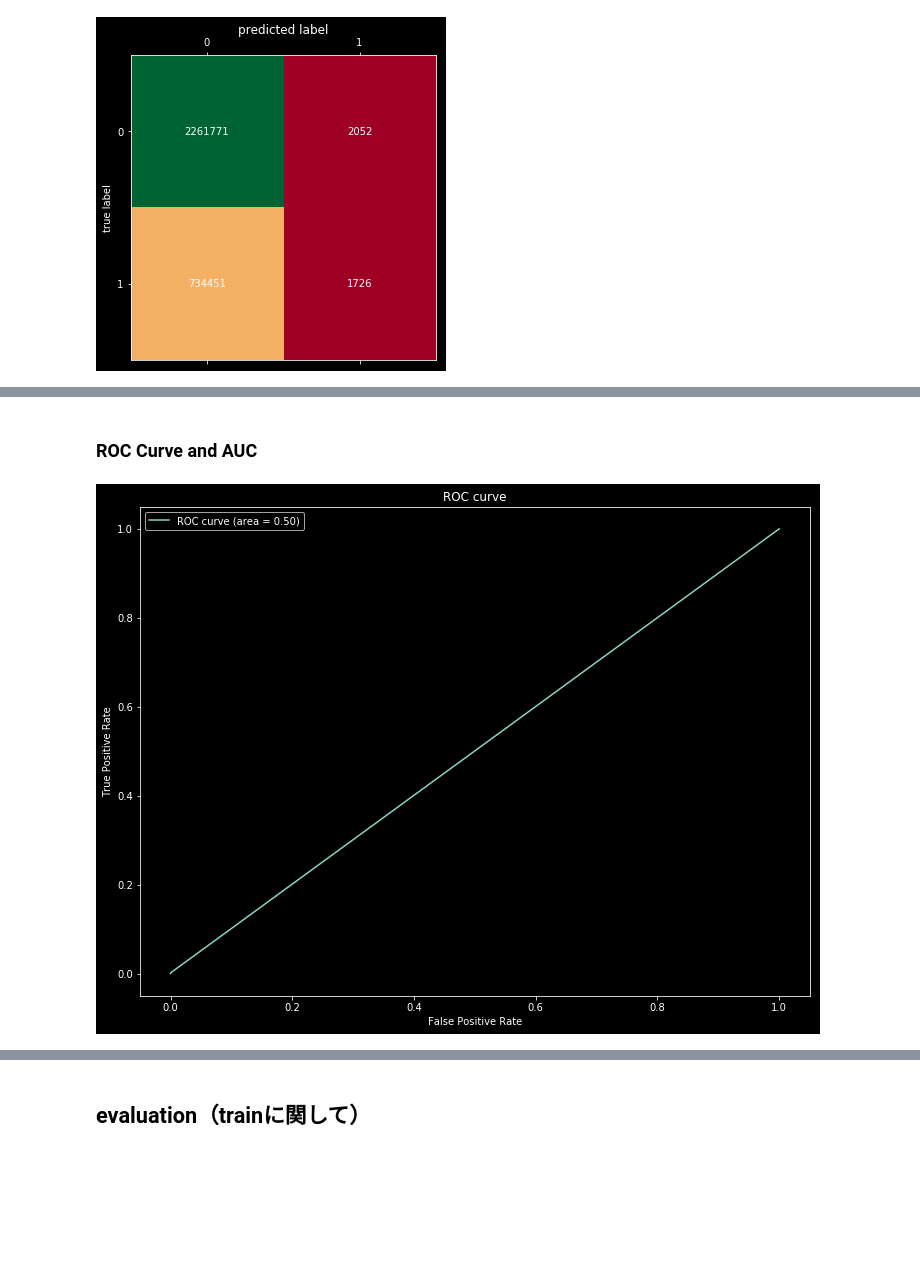
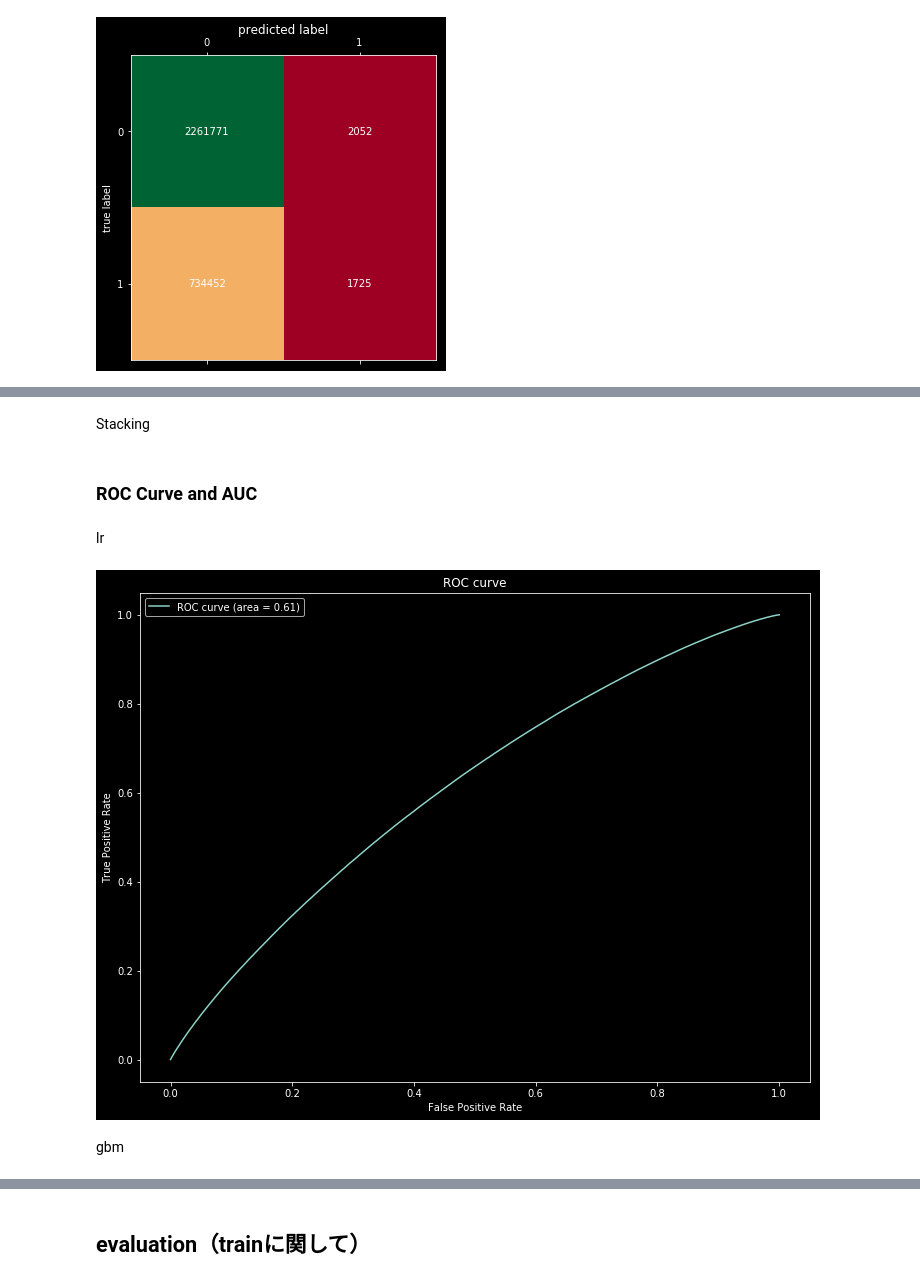
Before and after one commit to keisuke123/adtech-compe-team-e, a Jupyter notebook: ml/notebook/ctr-prediction-kishida-Copy1.ipynb, the cells around one changed output, grey strips where cells are left out. Drawn from its saved outputs; the diff is of its cells as text; code cells hidden in the pictures; blank space fills up the shorter version.

```diff
--- a/ml/notebook/ctr-prediction-kishida-Copy1.ipynb
+++ b/ml/notebook/ctr-prediction-kishida-Copy1.ipynb
@@ -970,7 +1133,8 @@ bannerPosition_Sidebar      uint8
 from sklearn.preprocessing import StandardScaler
 std = StandardScaler()
 
-list_target = list(df_final.drop(["deviceId","isClick"],axis=1).columns)
+#list_target = list(df_final.drop(["deviceId","isClick"],axis=1).columns)
+list_target = ["floorPrice","mediaId_counts","Click_counts_mediaId","age","income"]
 for target in list_target:
     df_final[target] = std.fit_transform(df_final[target].values.reshape(-1,1))
 # %%
@@ -989,7 +1167,7 @@ y = df_final["isClick"].values
 # modeling
 # %%
 from sklearn.model_selection import train_test_split
-X_train, X_test, y_train, y_test = train_test_split(X, y, test_size=0.2, random_state=0)
+X_train, X_test, y_train, y_test = train_test_split(X, y, test_size=0.3, random_state=0)
 # %% [markdown]
 ## logistic regression
 # %%
@@ -1002,6 +1180,6 @@ LogisticRegression(C=1.0, class_weight=None, dual=False, fit_intercept=True,
           verbose=0, warm_start=False)
 # %%
 %%time
-lr = LogisticRegression(penalty='l1',C=1.0)
+lr = LogisticRegression(C=1.0)
 lr.fit(X_train, y_train)
 # %% [output]
@@ -1103,17 +1350,24 @@ plot_cm(cm)
+# %% [markdown]
+Stacking
 # %% [markdown]
 ### ROC Curve and AUC
+# %% [markdown]
+lr
 # %%
 from sklearn import metrics
 # %%
-fpr, tpr, thresholds = metrics.roc_curve(y_test, lr.predict(X_test))
-auc = metrics.auc(fpr, tpr)
+#fpr, tpr, thresholds = metrics.roc_curve(y_test, lr.predict(X_test))
+fpr_lr, tpr_lr, thresholds_lr = metrics.roc_curve(y_test, lr.predict_proba(X_test).T[1])
+auc = metrics.auc(fpr_lr, tpr_lr)
 # %%
 plt.figure(figsize=(12,9))
-plt.plot(fpr, tpr, label='ROC curve (area = %.2f)'%auc)
+plt.plot(fpr_lr, tpr_lr, label='ROC curve (area = %.2f)'%auc)
 plt.legend()
 plt.title('ROC curve')
 plt.xlabel('False Positive Rate')
 plt.ylabel('True Positive Rate')
 plt.grid(False)
 # %% [output]
-[figure, old version]
+[figure, new version]
+# %% [markdown]
+gbm
```
Also changed, not shown: parts of 110 cells of this notebook, 1 other file.
